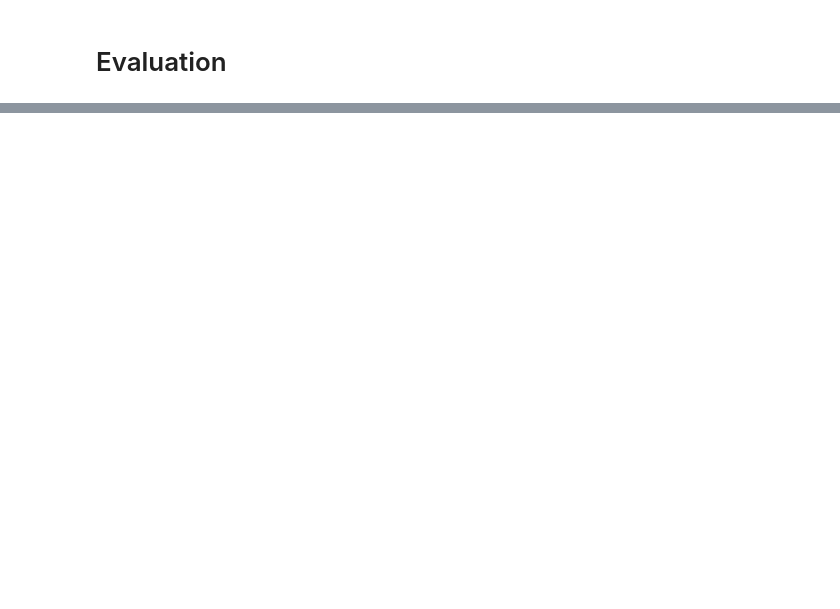
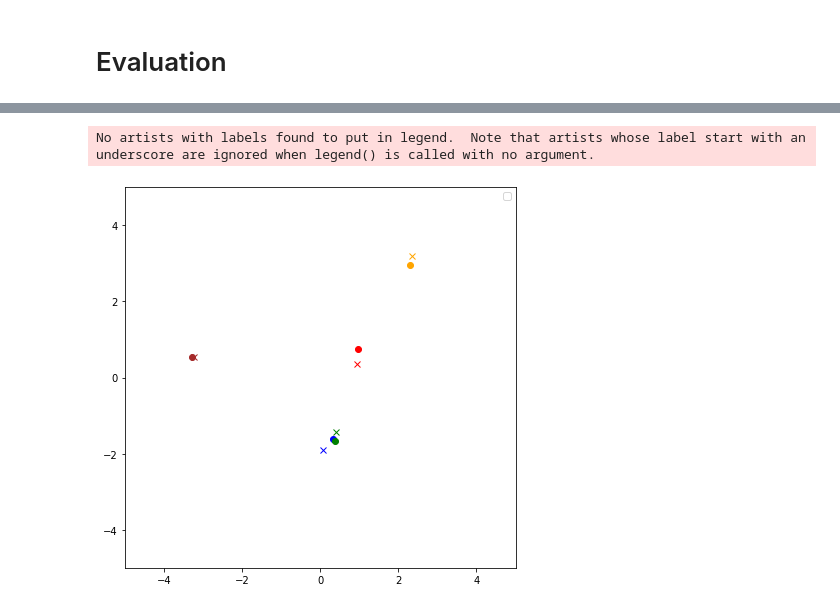
Before and after one commit to a-moharil/2AMM10-Group7, a Jupyter notebook: Assignment2/a2_skeleton.ipynb, the cells around one changed output, grey strips where cells are left out. Drawn from its saved outputs; the diff is of its cells as text; code cells hidden in the pictures; blank space fills up the shorter version.

Commit message:
Initial implementation of A2 using LSTM

```diff
--- a/Assignment2/a2_skeleton.ipynb
+++ b/Assignment2/a2_skeleton.ipynb
@@ -103,3 +127,5 @@ plot_example(positions_train[random_idx], velocities_train[random_idx])
 # Data Handling and Preprocessing
 # %%
 #todo
+from torch.utils.data import Dataset, DataLoader,TensorDataset
+device = torch.device('cuda:0' if torch.cuda.is_available() else 'cpu')
@@ -113,0 +317,10 @@ plot_example(positions_train[random_idx], velocities_train[random_idx])
+# %%
+LSTM_reg = LSTMRegressor(25,1,128,10).cuda()
+
+optimizer = torch.optim.SGD(LSTM_reg.parameters(), lr=0.01, momentum=0.9)
+num_epochs = 50
+save_name = f'LSTM_reg.pt'
+criterion = nn.MSELoss()
+
+obtained_train_loss, obtained_val_loss = train(LSTM_reg,
+                                                      train_loader, valid_loader, criterion, num_epochs, save_name)
@@ -117,0 +369,7 @@ plot_example(positions_train[random_idx], velocities_train[random_idx])
+# %%
+#Model Evaluation
+model = LSTMRegressor(25,1,128,10,'cpu')
+checkpoint = torch.load('LSTM_reg.pt', map_location = 'cpu')
+model.load_state_dict(checkpoint['model_dict'])
+
+preds,actual = evaluate(model, test_loader)
@@ -117,0 +378,26 @@ plot_example(positions_train[random_idx], velocities_train[random_idx])
+# %%
+def plot_positions(preds_sample, actual_sample):
+
+    fig = plt.figure()
+    axes = plt.gca()
+    axes.set_xlim([-5., 5.])
+    axes.set_ylim([-5., 5.])
+    colors = ['red', 'blue', 'green', 'orange', 'brown']
+    for i in range(5):
+        plt.plot(preds_sample[i],preds_sample[i+5],'o',color=colors[i])
+        plt.plot(actual_sample[i],actual_sample[i+5],'x',color=colors[i])
+    fig.set_size_inches(7, 7)
+    #plt.xlim(np.min(pos)-1, np.max(pos) +1)
+    #plt.ylim(np.min(pos)-1, np.max(pos) +1)
+    #plt.plot([], [], 'd', color='black', label='initial position')
+    #plt.plot([], [], 'x', color='black', label='final position')
+    #plt.plot([], [], '--', color='black', label='initial velocity \ndirection and magnitude')
+    plt.legend()
+
+    plt.show()
+    return
+# %%
+plot_positions(preds[0][0][0], actual[0][0][0])
+# %% [output]
+No artists with labels found to put in legend.  Note that artists whose label start with an underscore are ignored when legend() is called with no argument.
+[figure, added]
```
Also changed, not shown: parts of 17 cells of this notebook, 1 other file.
